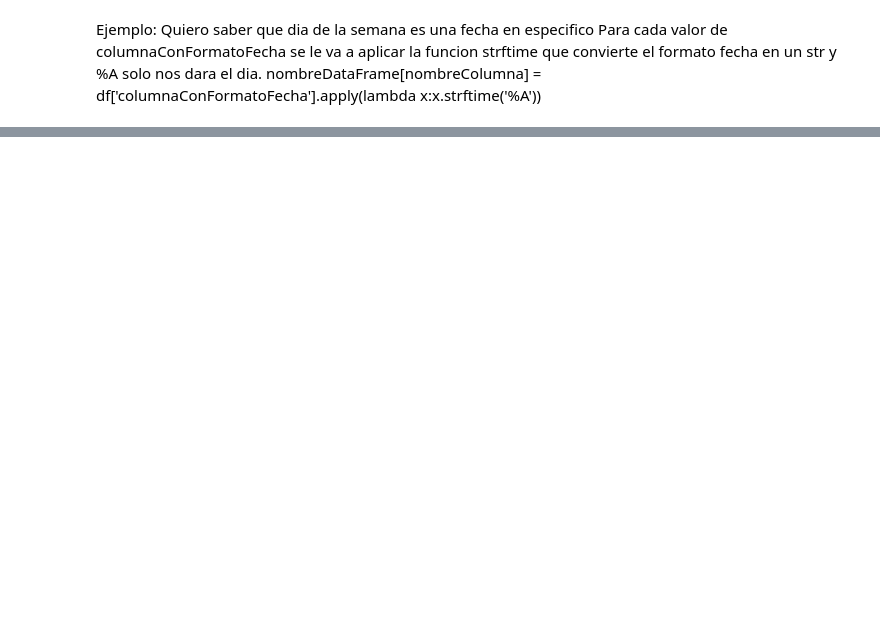
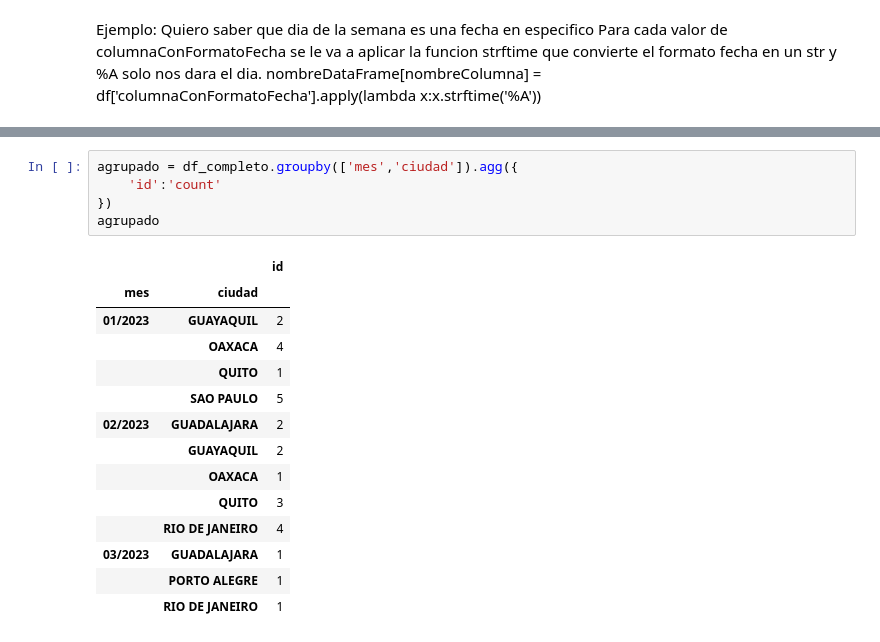
Before and after one commit to FerDev5432/repositorio-python, a Jupyter notebook: Joins_Fechas.ipynb, the cells around one changed output, grey strips where cells are left out. Drawn from its saved outputs; the diff is of its cells as text; blank space fills up the shorter version.

```diff
--- a/Joins_Fechas.ipynb
+++ b/Joins_Fechas.ipynb
@@ -151,0 +190,20 @@ df_completo
+# %%
+agrupado = df_completo.groupby(['mes','ciudad']).agg({
+    'id':'count'
+})
+agrupado
+# %% [output]
+|  |  | id |
+| mes | ciudad |  |
+| 01/2023 | GUAYAQUIL | 2 |
+|  | OAXACA | 4 |
+|  | QUITO | 1 |
+|  | SAO PAULO | 5 |
+| 02/2023 | GUADALAJARA | 2 |
+|  | GUAYAQUIL | 2 |
+|  | OAXACA | 1 |
+|  | QUITO | 3 |
+|  | RIO DE JANEIRO | 4 |
+| 03/2023 | GUADALAJARA | 1 |
+|  | PORTO ALEGRE | 1 |
+|  | RIO DE JANEIRO | 1 |
```
Also changed, not shown: parts of 14 cells of this notebook.
